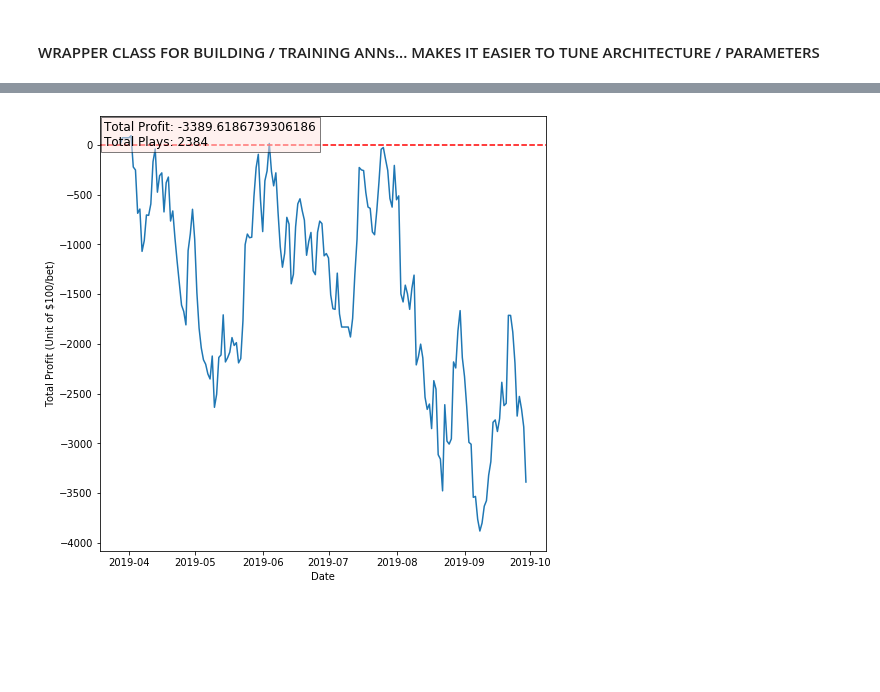
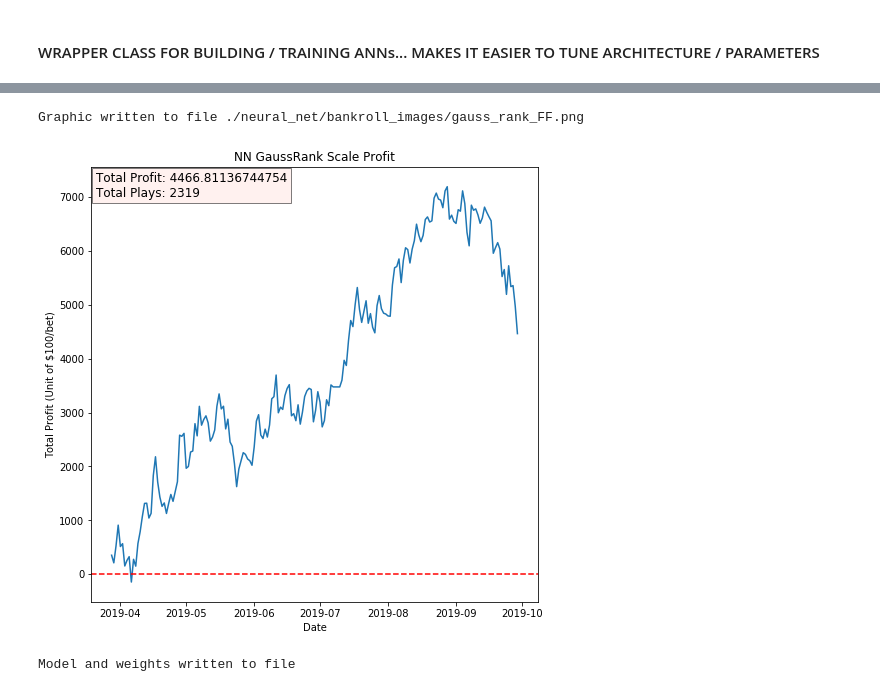
Before and after one commit to asoane34/retrosheet_analysis, a Jupyter notebook: GAUSSRANK_FEEDFORWARD_NN.ipynb, the cells around one changed output, grey strips where cells are left out. Cells and saved outputs as stored; diff of their text form; code cells hidden in the pictures; blank space fills up the shorter version.

```diff
--- a/GAUSSRANK_FEEDFORWARD_NN.ipynb
+++ b/GAUSSRANK_FEEDFORWARD_NN.ipynb
@@ -726,8 +674,15 @@ nn_model.plot_loss(history)
 # %%
-nn_preds = model.predict(ssPCA_tst)
+nn_preds = model.predict(gr_test)
-# %%
-bc = BankrollCalculator(nn_preds, binary_test, test_dates, test_homeC, test_roadC)
-
-bc.plot_profit()
-# %% [output]
-[figure, removed]
+# %%
+bc = BankrollCalculator(nn_preds, gr_test_target.home_win, gr_test_dates, gr_hc, gr_rc,
+                       fig_title = "NN GaussRank Scale Profit",
+                       save_fig = True, img_dest = "./neural_net/bankroll_images/gauss_rank_FF.png")
+
+bc.plot_profit()
+# %% [output]
+Graphic written to file ./neural_net/bankroll_images/gauss_rank_FF.png
+[figure, added]
+# %%
+nn_model.save_model(model, "./neural_net/gauss_rank.json", "./neural_net/gauss_rank_weights.h5")
+# %% [output]
+Model and weights written to file
```
Also changed, not shown: parts of 18 cells of this notebook, 2 other files.
